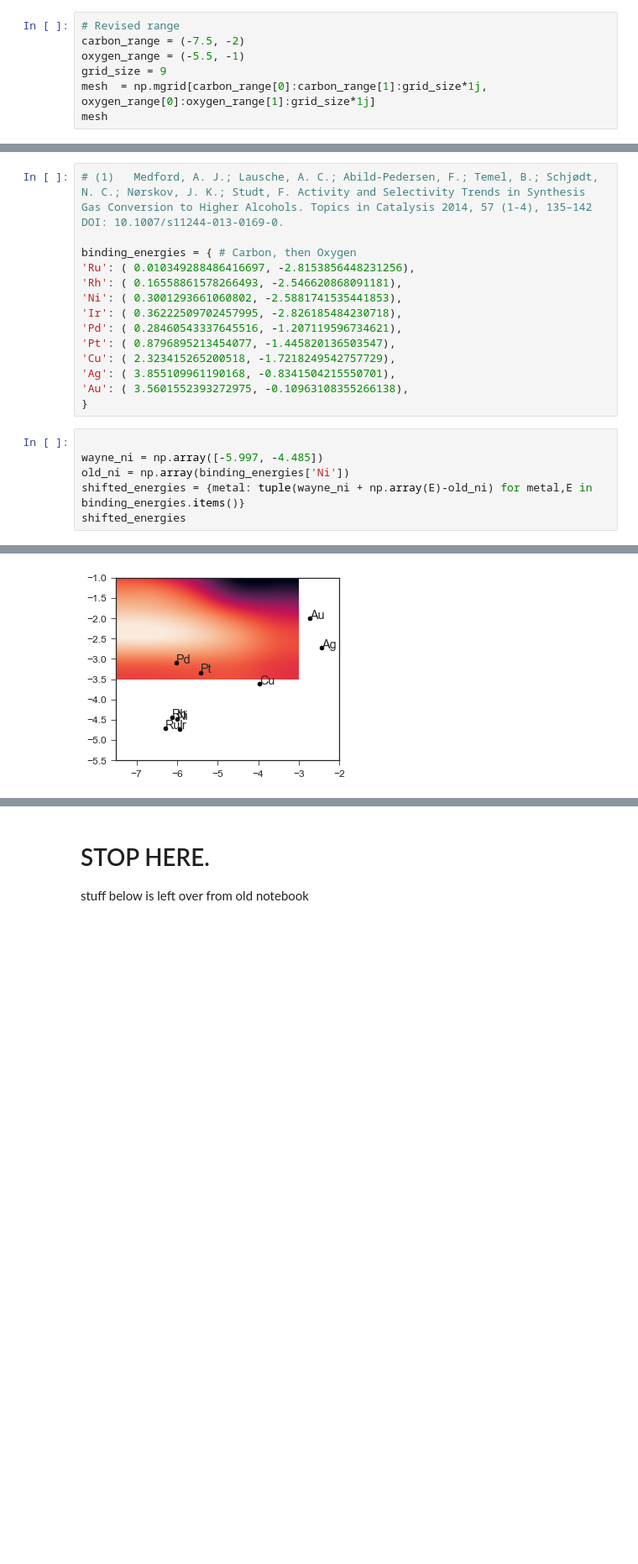
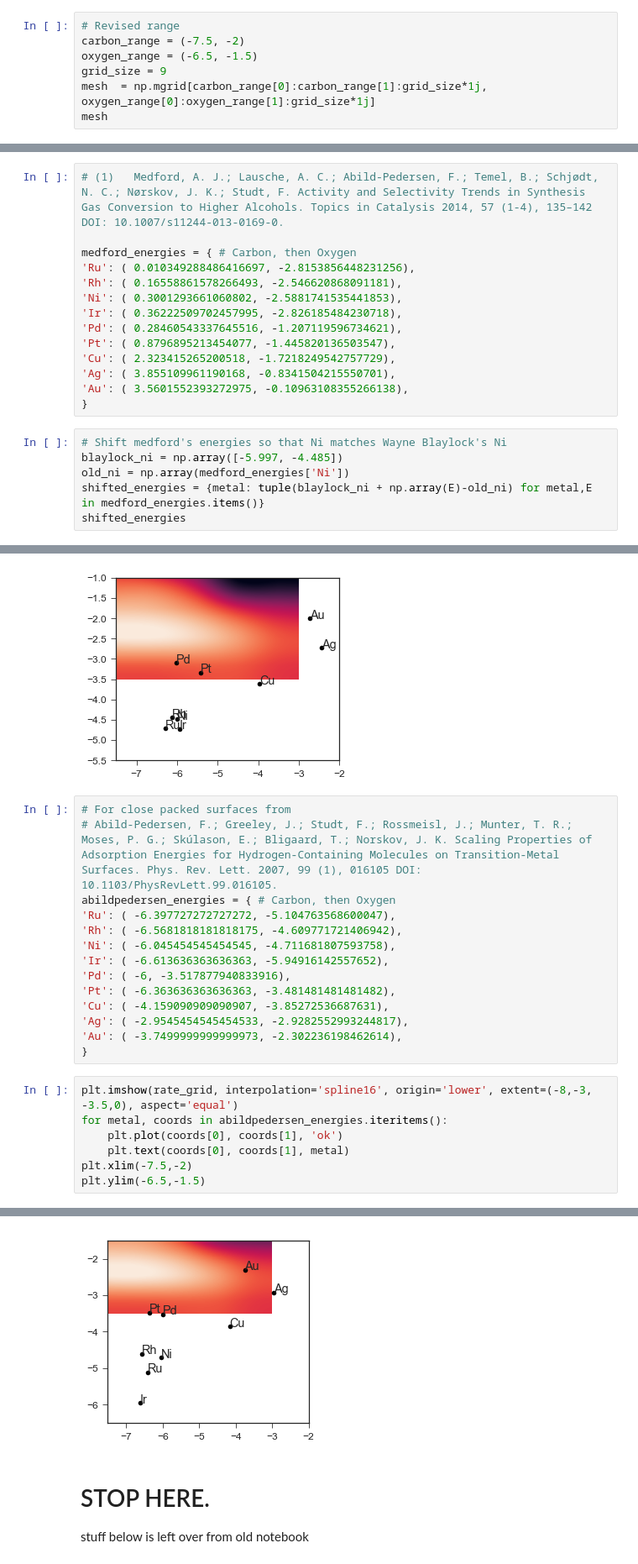
Before and after one commit to rwest/linear-scaling-tests, a Jupyter notebook: RMG-Cat-dry-reforming.ipynb, the cells around one changed output, grey strips where cells are left out. Shown at 84% size. Cells and saved outputs as stored; diff of their text form; blank space fills up the shorter version.

Commit message:
Sorting out the volcano plot axes

```diff
--- a/RMG-Cat-dry-reforming.ipynb
+++ b/RMG-Cat-dry-reforming.ipynb
@@ -288,7 +288,7 @@ plt.ylim(-5.5,-1)
 # %%
 # Revised range
 carbon_range = (-7.5, -2)
-oxygen_range = (-5.5, -1)
+oxygen_range = (-6.5, -1.5)
 grid_size = 9
 mesh  = np.mgrid[carbon_range[0]:carbon_range[1]:grid_size*1j, oxygen_range[0]:oxygen_range[1]:grid_size*1j]
 mesh
@@ -722,7 +722,7 @@ plt.text(-5.997, -4.485, 'Ni(111)')
 # %%
 # (1)	Medford, A. J.; Lausche, A. C.; Abild-Pedersen, F.; Temel, B.; Schjødt, N. C.; Nørskov, J. K.; Studt, F. Activity and Selectivity Trends in Synthesis Gas Conversion to Higher Alcohols. Topics in Catalysis 2014, 57 (1-4), 135–142 DOI: 10.1007/s11244-013-0169-0.
 
-binding_energies = { # Carbon, then Oxygen
+medford_energies = { # Carbon, then Oxygen
 'Ru': ( 0.010349288486416697, -2.8153856448231256),
 'Rh': ( 0.16558861578266493, -2.546620868091181),
 'Ni': ( 0.3001293661060802, -2.5881741535441853),
@@ -734,10 +734,10 @@ binding_energies = { # Carbon, then Oxygen
 'Au': ( 3.5601552393272975, -0.10963108355266138),
 }
 # %%
-
-wayne_ni = np.array([-5.997, -4.485])
-old_ni = np.array(binding_energies['Ni'])
-shifted_energies = {metal: tuple(wayne_ni + np.array(E)-old_ni) for metal,E in binding_energies.items()}
+# Shift medford's energies so that Ni matches Wayne Blaylock's Ni
+blaylock_ni = np.array([-5.997, -4.485])
+old_ni = np.array(medford_energies['Ni'])
+shifted_energies = {metal: tuple(blaylock_ni + np.array(E)-old_ni) for metal,E in medford_energies.items()}
 shifted_energies
 # %% [output]
 {'Ag': (-2.4420194049159121, -2.7309762680108851),
@@ -759,3 +759,25 @@ plt.ylim(-5.5,-1)
 # %% [output]
 (-5.5, -1)
 [figure]
+# %%
+# For close packed surfaces from
+# Abild-Pedersen, F.; Greeley, J.; Studt, F.; Rossmeisl, J.; Munter, T. R.; Moses, P. G.; Skúlason, E.; Bligaard, T.; Norskov, J. K. Scaling Properties of Adsorption Energies for Hydrogen-Containing Molecules on Transition-Metal Surfaces. Phys. Rev. Lett. 2007, 99 (1), 016105 DOI: 10.1103/PhysRevLett.99.016105.
+abildpedersen_energies = { # Carbon, then Oxygen
+'Ru': ( -6.397727272727272, -5.104763568600047),
+'Rh': ( -6.5681818181818175, -4.609771721406942),
+'Ni': ( -6.045454545454545, -4.711681807593758),
+'Ir': ( -6.613636363636363, -5.94916142557652),
+'Pd': ( -6, -3.517877940833916),
+'Pt': ( -6.363636363636363, -3.481481481481482),
+'Cu': ( -4.159090909090907, -3.85272536687631),
+'Ag': ( -2.9545454545454533, -2.9282552993244817),
+'Au': ( -3.7499999999999973, -2.302236198462614),
+}
+# %%
+plt.imshow(rate_grid, interpolation='spline16', origin='lower', extent=(-8,-3, -3.5,0), aspect='equal')
+for metal, coords in abildpedersen_energies.iteritems():
+    plt.plot(coords[0], coords[1], 'ok')
+    plt.text(coords[0], coords[1], metal)
+plt.xlim(-7.5,-2)
+plt.ylim(-6.5,-1.5)
+# %% [output]
@@ -762,3 +785,4 @@ plt.ylim(-5.5,-1)
+[figure, added]
 # %% [markdown]
 # STOP HERE.
 stuff below is left over from old notebook
```
Also changed, not shown: parts of 4 cells of this notebook, 2 other files.
